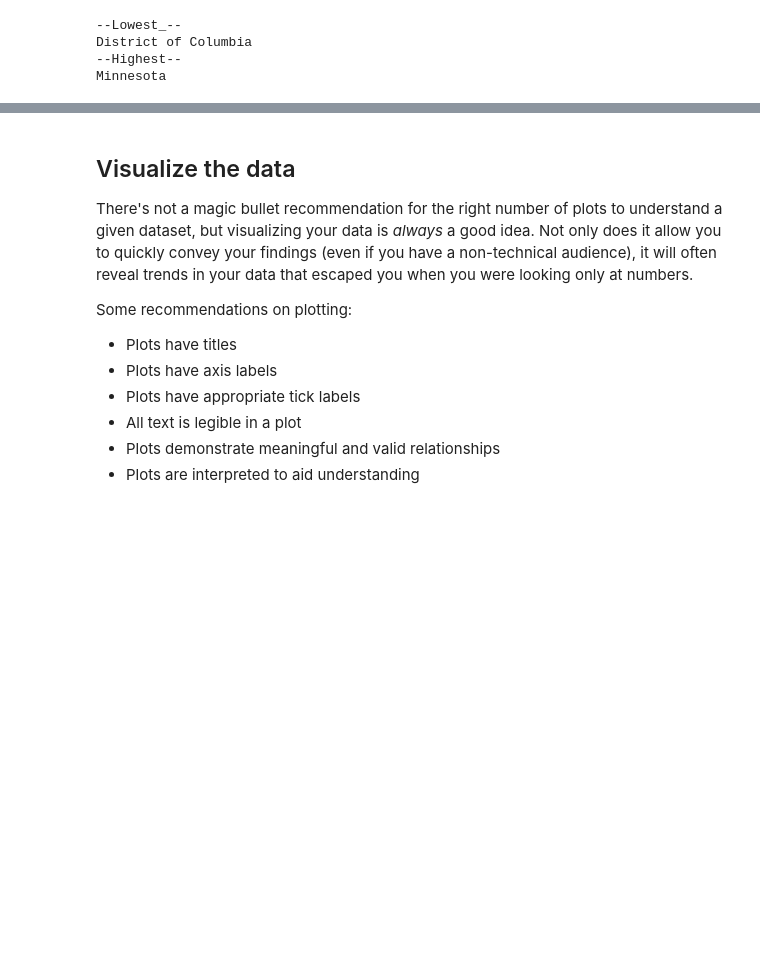
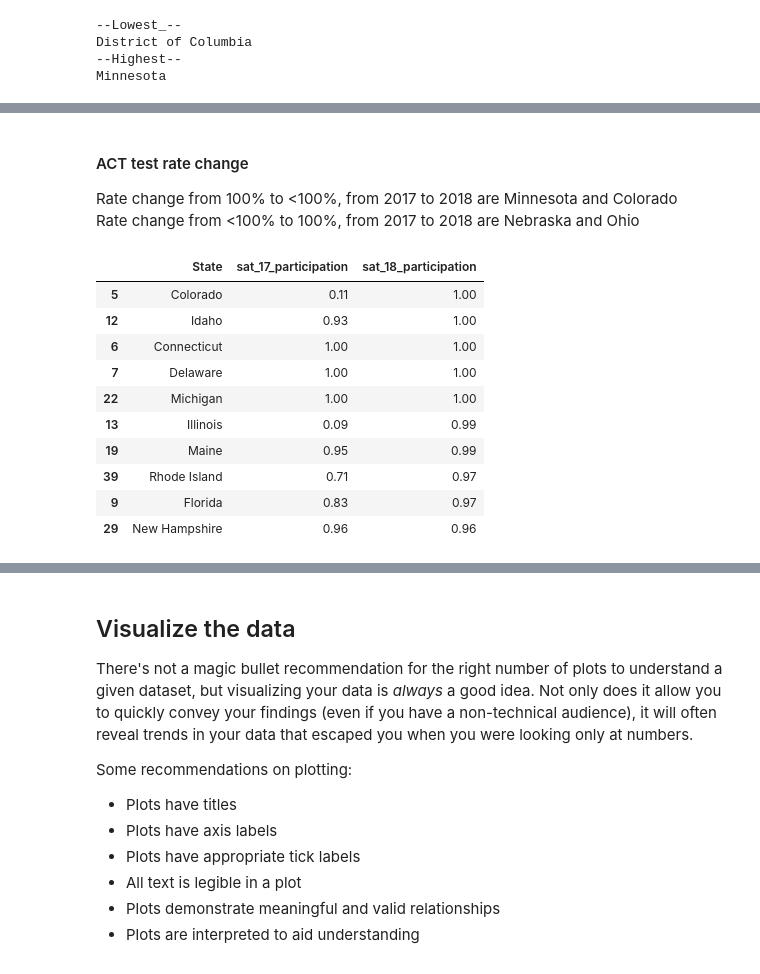
Before and after one commit to KennethChewx/Project_1, a Jupyter notebook: code/starter-code.ipynb, the cells around one changed output, grey strips where cells are left out. Saved outputs shown, nothing was run; the diff lists cells and outputs as text; code cells hidden in the pictures; blank space fills up the shorter version.

```diff
--- a/code/starter-code.ipynb
+++ b/code/starter-code.ipynb
@@ -587,0 +678,21 @@ Minnesota
+# %% [markdown]
+#### ACT test rate change
+
+Rate change from 100% to <100%, from 2017 to 2018 are Minnesota and Colorado <br>
+Rate change from <100% to 100%, from 2017 to 2018 are Nebraska and Ohio <br>
+# %%
+final[['State','sat_17_participation','sat_18_participation']]\
+.sort_values(by = ['sat_18_participation','sat_17_participation'], ascending = [False,True]).\
+head(10)
+# %% [output]
+|  | State | sat_17_participation | sat_18_participation |
+| 5 | Colorado | 0.11 | 1.00 |
+| 12 | Idaho | 0.93 | 1.00 |
+| 6 | Connecticut | 1.00 | 1.00 |
+| 7 | Delaware | 1.00 | 1.00 |
+| 22 | Michigan | 1.00 | 1.00 |
+| 13 | Illinois | 0.09 | 0.99 |
+| 19 | Maine | 0.95 | 0.99 |
+| 39 | Rhode Island | 0.71 | 0.97 |
+| 9 | Florida | 0.83 | 0.97 |
+| 29 | New Hampshire | 0.96 | 0.96 |
```
Also changed, not shown: parts of 26 cells of this notebook.
